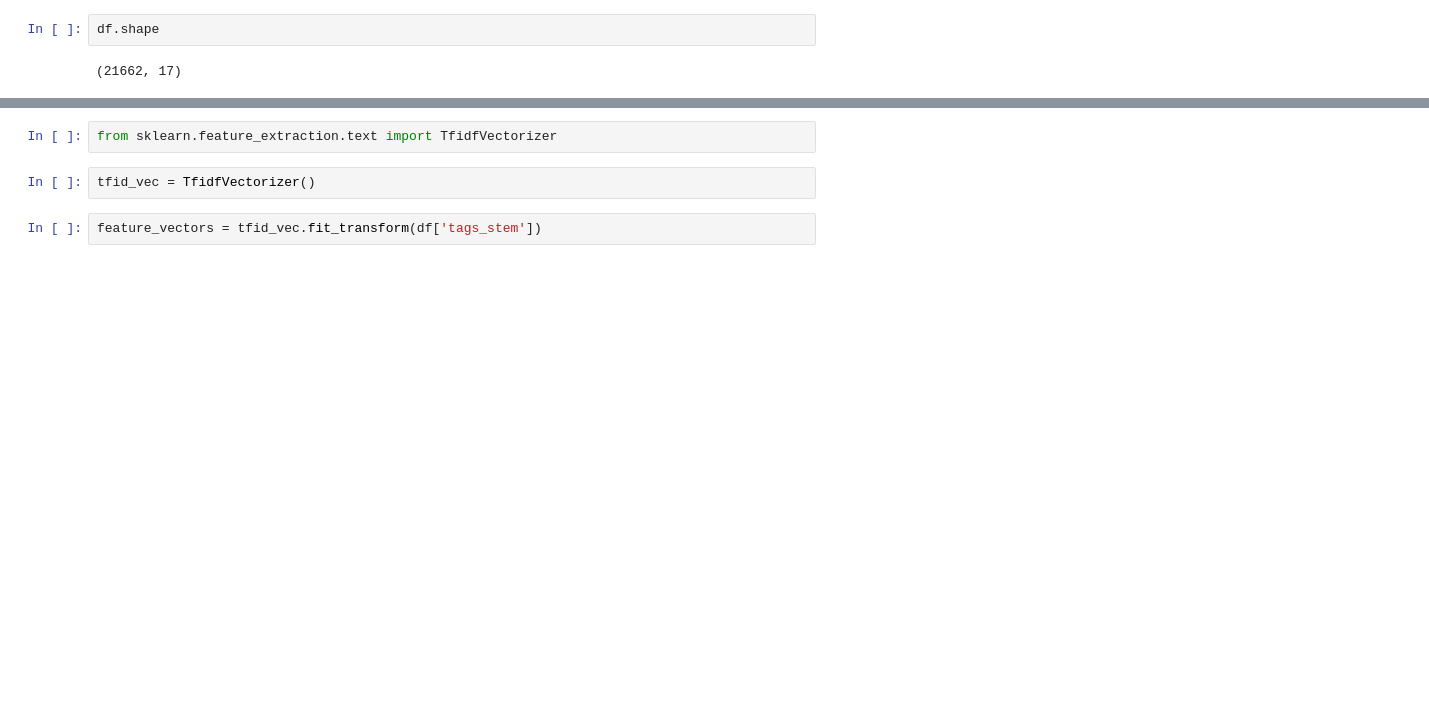
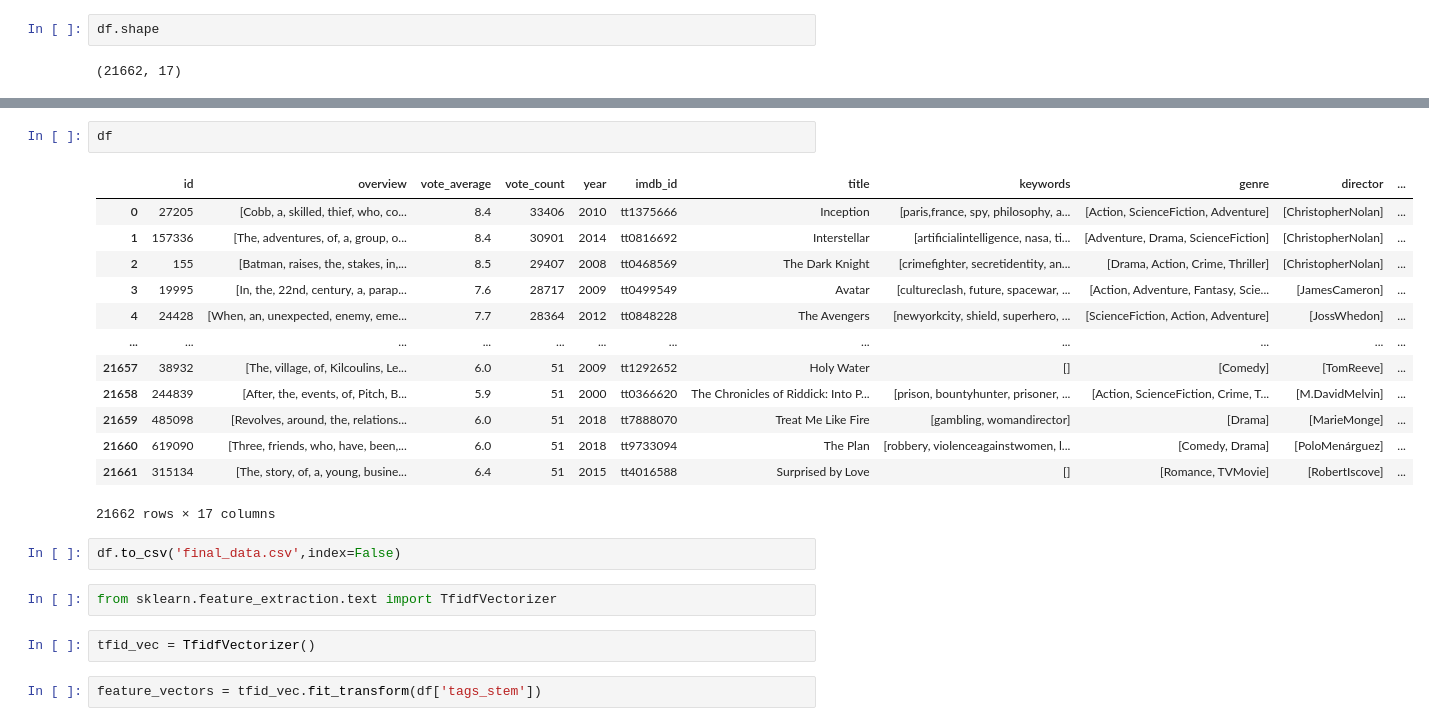
Before and after one commit to mkr9395/movie_recommendation_system, a Jupyter notebook: movie_recomendation_system.ipynb, the cells around one changed output, grey strips where cells are left out. Drawn from its saved outputs; the diff is of its cells as text; blank space fills up the shorter version.

```diff
--- a/movie_recomendation_system.ipynb
+++ b/movie_recomendation_system.ipynb
@@ -292,3 +295,21 @@ df.to_csv('final_data.csv',index=False)
+# %%
+df
+# %% [output]
+|  | id | overview | vote_average | vote_count | year | imdb_id | title | keywords | genre | director | ... |
+| 0 | 27205 | [Cobb, a, skilled, thief, who, co... | 8.4 | 33406 | 2010 | tt1375666 | Inception | [paris,france, spy, philosophy, a... | [Action, ScienceFiction, Adventure] | [ChristopherNolan] | ... |
+| 1 | 157336 | [The, adventures, of, a, group, o... | 8.4 | 30901 | 2014 | tt0816692 | Interstellar | [artificialintelligence, nasa, ti... | [Adventure, Drama, ScienceFiction] | [ChristopherNolan] | ... |
+| 2 | 155 | [Batman, raises, the, stakes, in,... | 8.5 | 29407 | 2008 | tt0468569 | The Dark Knight | [crimefighter, secretidentity, an... | [Drama, Action, Crime, Thriller] | [ChristopherNolan] | ... |
+| 3 | 19995 | [In, the, 22nd, century, a, parap... | 7.6 | 28717 | 2009 | tt0499549 | Avatar | [cultureclash, future, spacewar, ... | [Action, Adventure, Fantasy, Scie... | [JamesCameron] | ... |
+| 4 | 24428 | [When, an, unexpected, enemy, eme... | 7.7 | 28364 | 2012 | tt0848228 | The Avengers | [newyorkcity, shield, superhero, ... | [ScienceFiction, Action, Adventure] | [JossWhedon] | ... |
+| ... | ... | ... | ... | ... | ... | ... | ... | ... | ... | ... | ... |
+| 21657 | 38932 | [The, village, of, Kilcoulins, Le... | 6.0 | 51 | 2009 | tt1292652 | Holy Water | [] | [Comedy] | [TomReeve] | ... |
+| 21658 | 244839 | [After, the, events, of, Pitch, B... | 5.9 | 51 | 2000 | tt0366620 | The Chronicles of Riddick: Into P... | [prison, bountyhunter, prisoner, ... | [Action, ScienceFiction, Crime, T... | [M.DavidMelvin] | ... |
+| 21659 | 485098 | [Revolves, around, the, relations... | 6.0 | 51 | 2018 | tt7888070 | Treat Me Like Fire | [gambling, womandirector] | [Drama] | [MarieMonge] | ... |
+| 21660 | 619090 | [Three, friends, who, have, been,... | 6.0 | 51 | 2018 | tt9733094 | The Plan | [robbery, violenceagainstwomen, l... | [Comedy, Drama] | [PoloMenárguez] | ... |
+| 21661 | 315134 | [The, story, of, a, young, busine... | 6.4 | 51 | 2015 | tt4016588 | Surprised by Love | [] | [Romance, TVMovie] | [RobertIscove] | ... |
+21662 rows × 17 columns
+# %%
+df.to_csv('final_data.csv',index=False)
 # %%
 from sklearn.feature_extraction.text import TfidfVectorizer
 # %%
```
Also changed, not shown: parts of 65 cells of this notebook.
